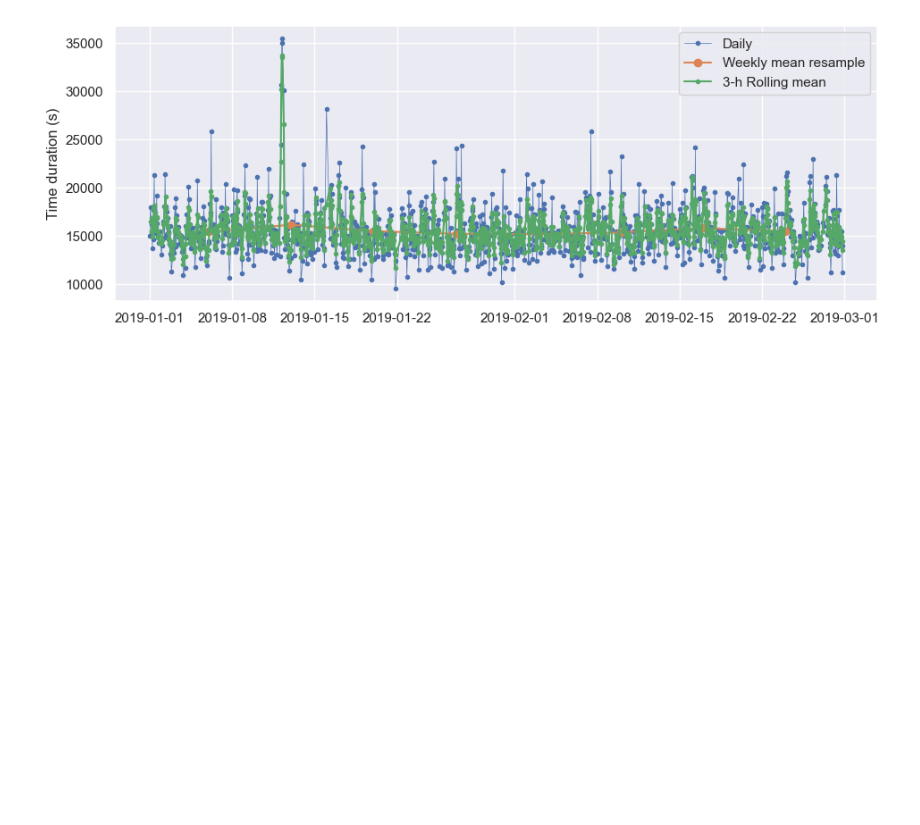
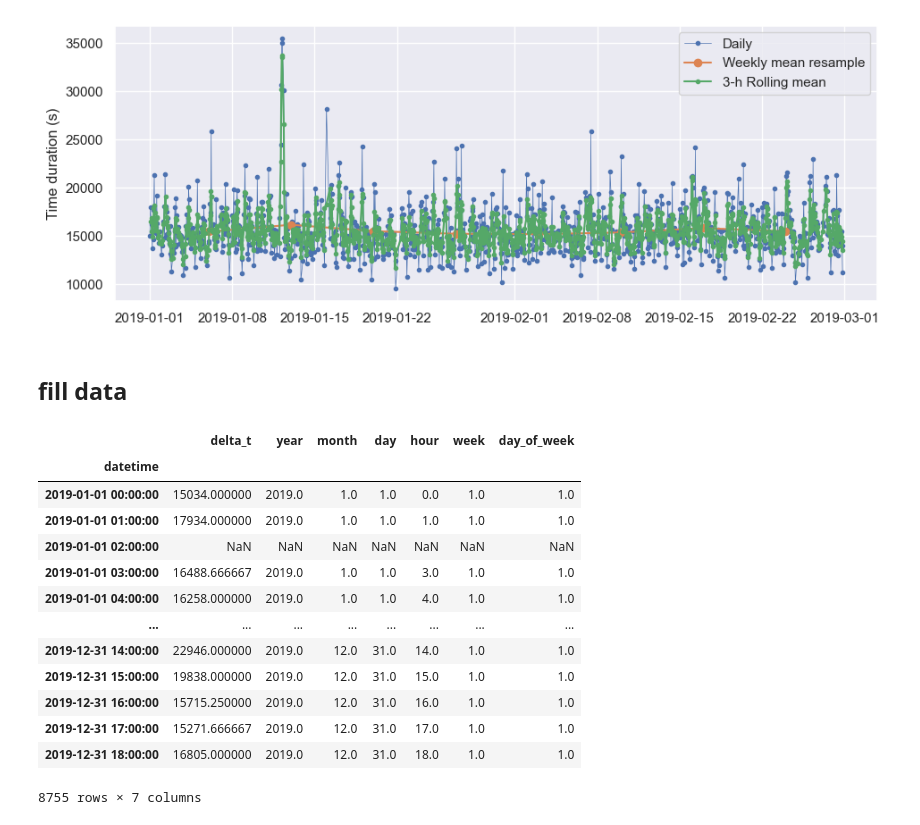
Before and after one commit to Travel-Time-Prediction/explore-gps-log-data, a Jupyter notebook: explores/explore_time_series_data.ipynb, the cells around one changed output. Saved outputs shown, nothing was run; the diff lists cells and outputs as text; code cells hidden in the pictures; blank space fills up the shorter version.

Commit message:
[~] add fill data all time interval

```diff
--- a/explores/explore_time_series_data.ipynb
+++ b/explores/explore_time_series_data.ipynb
@@ -128,3 +128,22 @@ ax.legend()
 plt.show()
 # %% [output]
 [figure]
+# %% [markdown]
+## fill data
+# %%
+df.resample('H').mean()
+# %% [output]
+|  | delta_t | year | month | day | hour | week | day_of_week |
+| datetime |  |  |  |  |  |  |  |
+| 2019-01-01 00:00:00 | 15034.000000 | 2019.0 | 1.0 | 1.0 | 0.0 | 1.0 | 1.0 |
+| 2019-01-01 01:00:00 | 17934.000000 | 2019.0 | 1.0 | 1.0 | 1.0 | 1.0 | 1.0 |
+| 2019-01-01 02:00:00 | NaN | NaN | NaN | NaN | NaN | NaN | NaN |
+| 2019-01-01 03:00:00 | 16488.666667 | 2019.0 | 1.0 | 1.0 | 3.0 | 1.0 | 1.0 |
+| 2019-01-01 04:00:00 | 16258.000000 | 2019.0 | 1.0 | 1.0 | 4.0 | 1.0 | 1.0 |
+| ... | ... | ... | ... | ... | ... | ... | ... |
+| 2019-12-31 14:00:00 | 22946.000000 | 2019.0 | 12.0 | 31.0 | 14.0 | 1.0 | 1.0 |
+| 2019-12-31 15:00:00 | 19838.000000 | 2019.0 | 12.0 | 31.0 | 15.0 | 1.0 | 1.0 |
+| 2019-12-31 16:00:00 | 15715.250000 | 2019.0 | 12.0 | 31.0 | 16.0 | 1.0 | 1.0 |
+| 2019-12-31 17:00:00 | 15271.666667 | 2019.0 | 12.0 | 31.0 | 17.0 | 1.0 | 1.0 |
+| 2019-12-31 18:00:00 | 16805.000000 | 2019.0 | 12.0 | 31.0 | 18.0 | 1.0 | 1.0 |
+8755 rows × 7 columns
```
